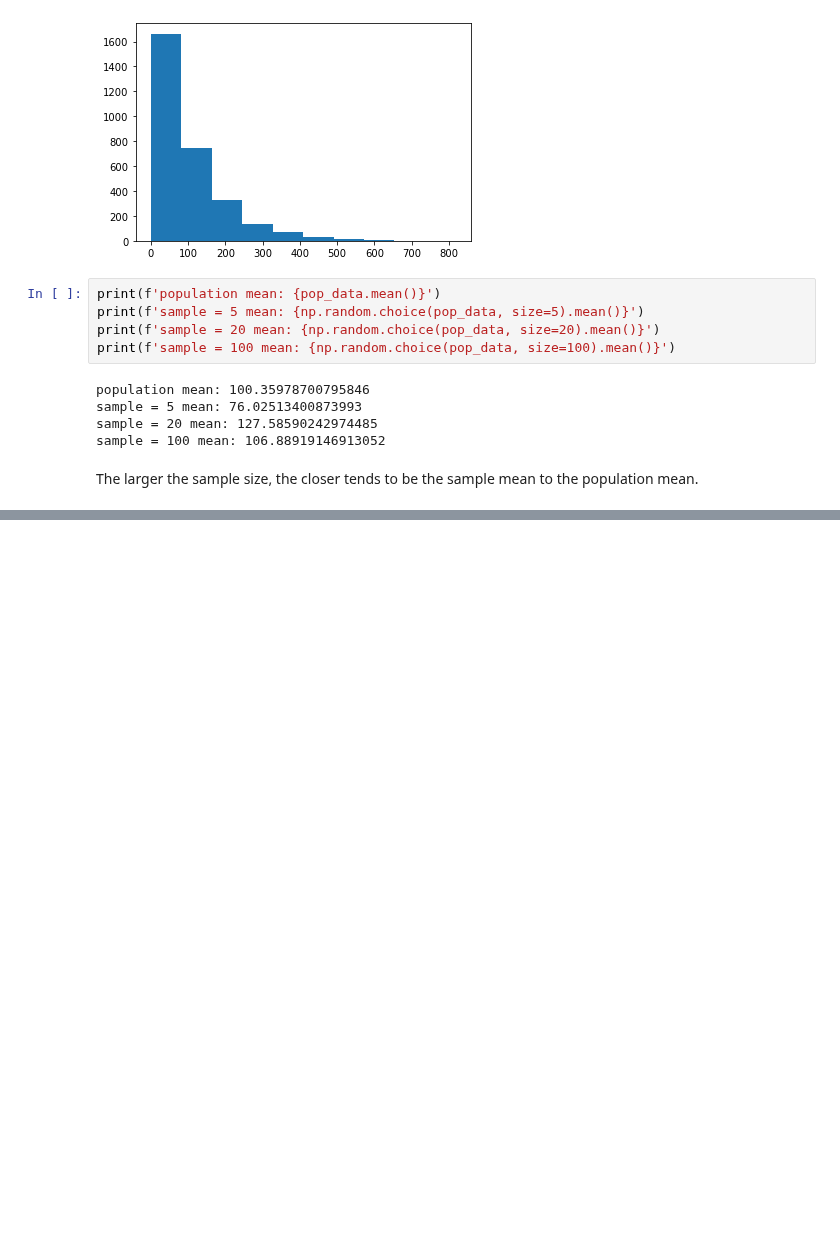
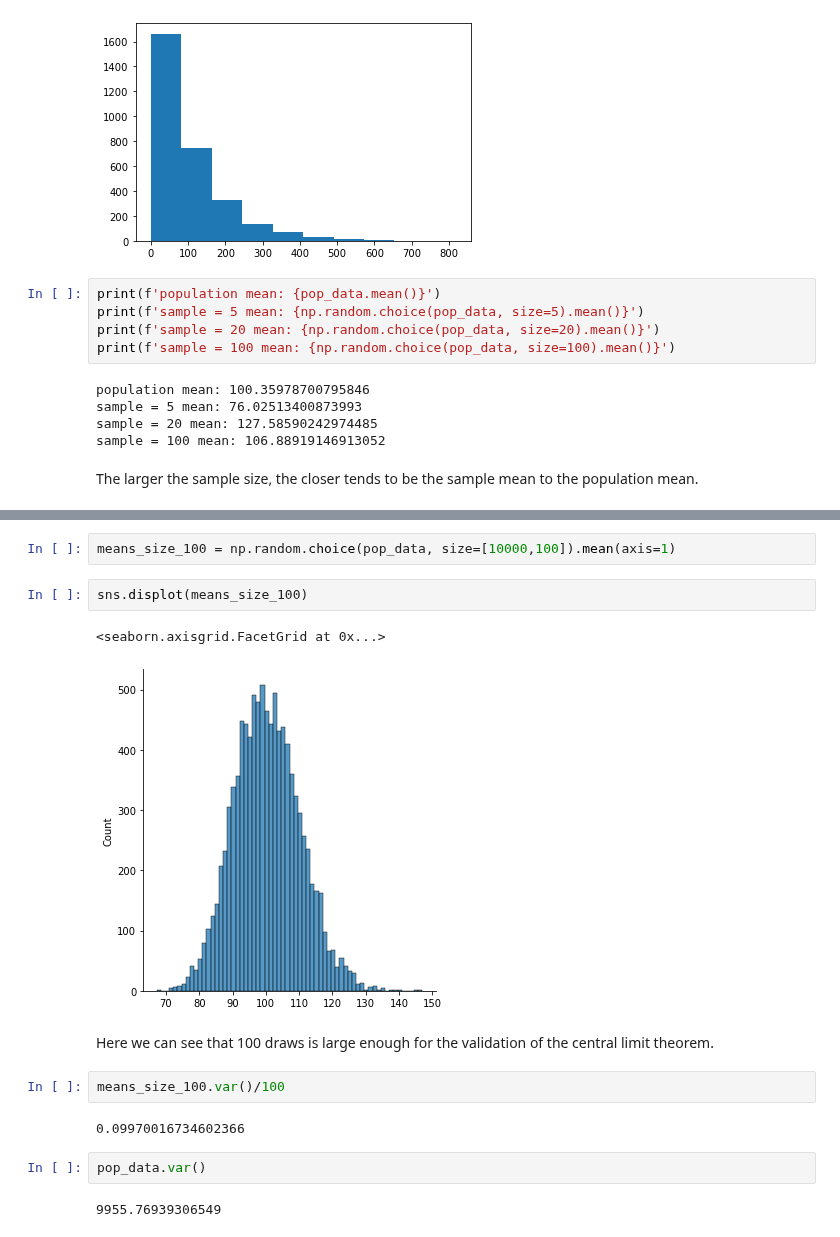
Before and after one commit to vpontello/DataScience_Nanodegree, a Jupyter notebook: 00_Extracurricular/02_Practical_Statistics/practical_statistics.ipynb, the cells around one changed output, grey strips where cells are left out. Cells and saved outputs as stored; diff of their text form; blank space fills up the shorter version.

```diff
--- a/00_Extracurricular/02_Practical_Statistics/practical_statistics.ipynb
+++ b/00_Extracurricular/02_Practical_Statistics/practical_statistics.ipynb
@@ -881,0 +909,17 @@ And it applies for additional statistics, but it doesn't apply for all statistic
+# %%
+means_size_100 = np.random.choice(pop_data, size=[10000,100]).mean(axis=1)
+# %%
+sns.displot(means_size_100)
+# %% [output]
+<seaborn.axisgrid.FacetGrid at 0x...>
+[figure, added]
+# %% [markdown]
+Here we can see that 100 draws is large enough for the validation of the central limit theorem.
+# %%
+means_size_100.var()/100
+# %% [output]
+0.09970016734602366
+# %%
+pop_data.var()
+# %% [output]
+9955.76939306549
```
Also changed, not shown: parts of 21 cells of this notebook.
